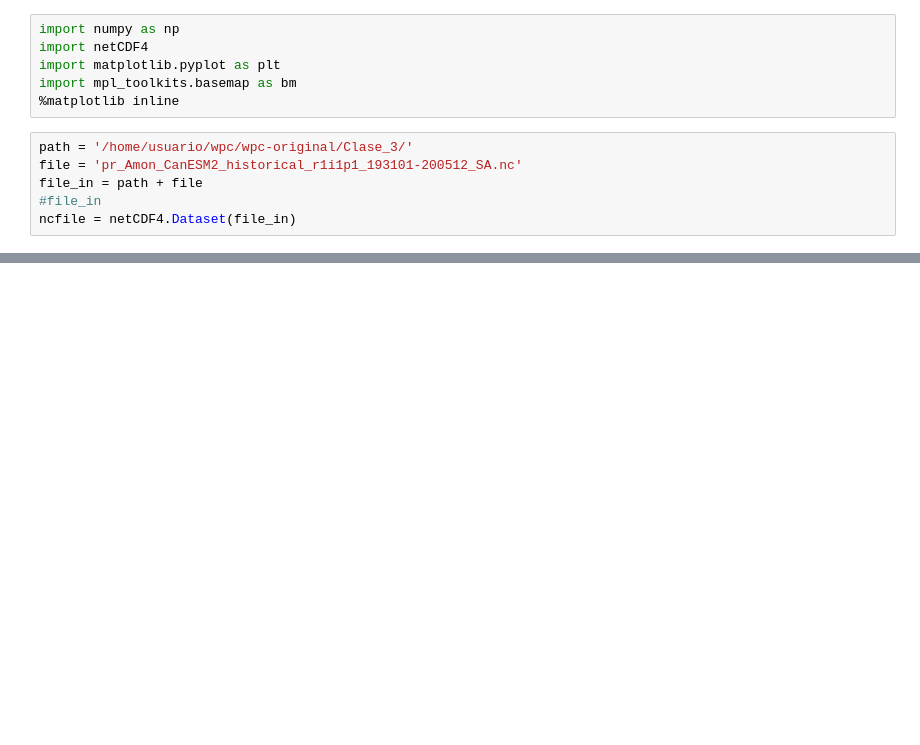
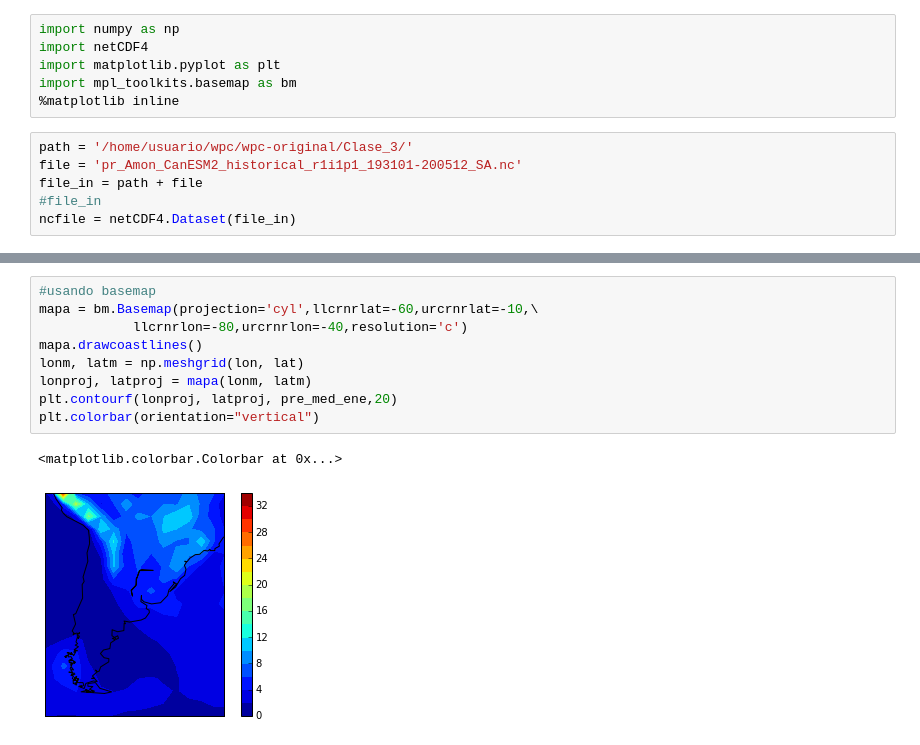
Before and after one commit to nzazulie/tp_curso_python, a Jupyter notebook: lectura_netcdf.ipynb, the cells around one changed output, grey strips where cells are left out. Saved outputs shown, nothing was run; the diff lists cells and outputs as text; blank space fills up the shorter version.

```diff
--- a/lectura_netcdf.ipynb
+++ b/lectura_netcdf.ipynb
@@ -61,0 +38,12 @@ array([ 275.625 ,  278.4375,  281.25  ,  284.0625,  286.875 ,  289.6875,
+# %%
+#usando basemap
+mapa = bm.Basemap(projection='cyl',llcrnrlat=-60,urcrnrlat=-10,\
+            llcrnrlon=-80,urcrnrlon=-40,resolution='c')
+mapa.drawcoastlines()
+lonm, latm = np.meshgrid(lon, lat)
+lonproj, latproj = mapa(lonm, latm)
+plt.contourf(lonproj, latproj, pre_med_ene,20)
+plt.colorbar(orientation="vertical")
+# %% [output]
+<matplotlib.colorbar.Colorbar at 0x...>
+[figure, added]
```
Also changed, not shown: parts of 10 cells of this notebook.
